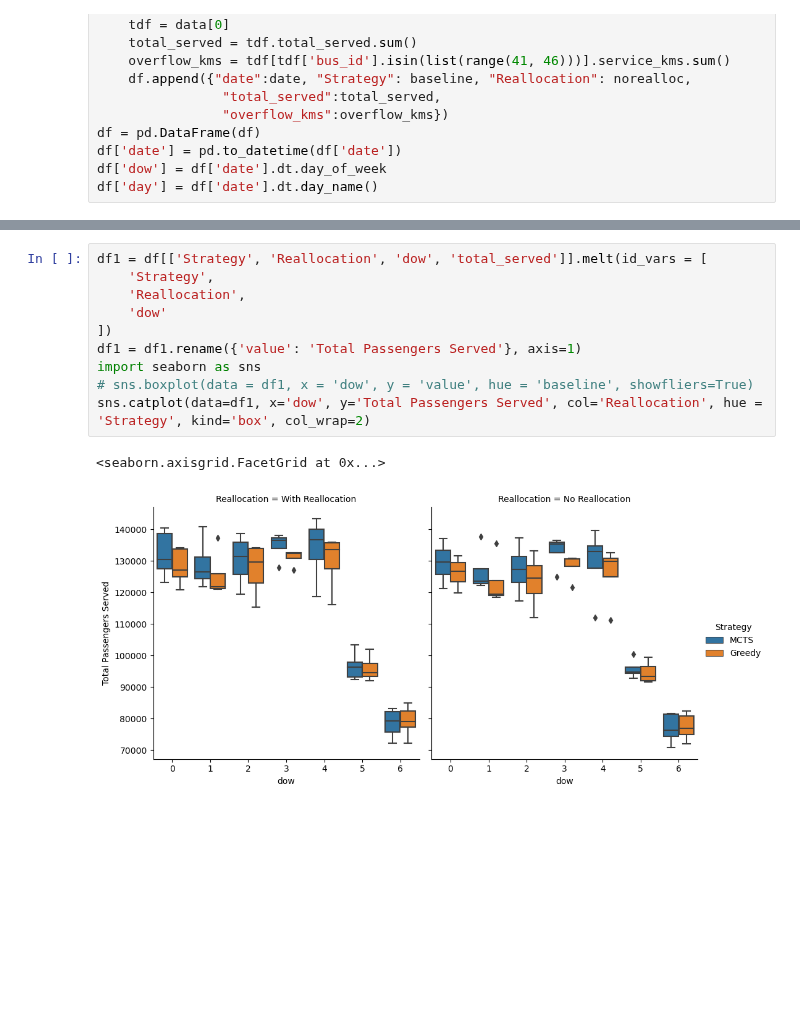
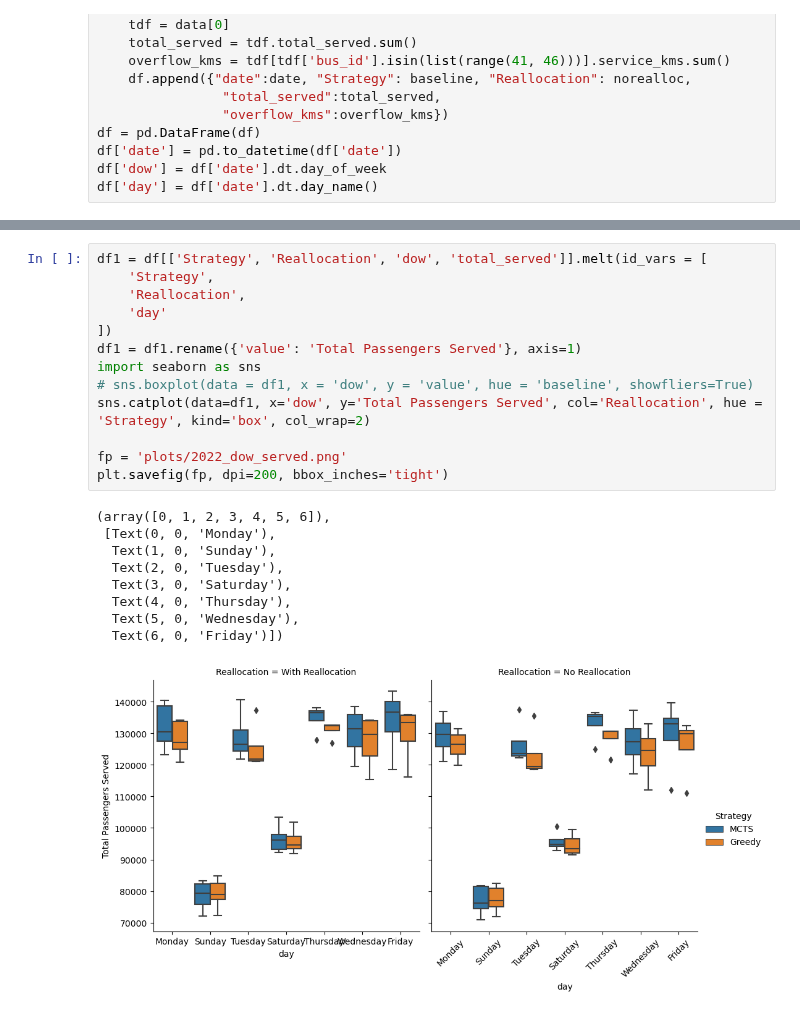
Before and after one commit to jptalusan/ICCPS_stationing, a Jupyter notebook: data_analysis/mcts_vs_BL.ipynb, the cells around one changed output, grey strips where cells are left out. Cells and saved outputs as stored; diff of their text form; blank space fills up the shorter version.

```diff
--- a/data_analysis/mcts_vs_BL.ipynb
+++ b/data_analysis/mcts_vs_BL.ipynb
@@ -157,16 +178,26 @@ Text(0, 0.5, 'Total Non-service KMs')
 # %%
 df1 = df[['Strategy', 'Reallocation', 'dow', 'total_served']].melt(id_vars = [
     'Strategy',
     'Reallocation',
-    'dow'
+    'day'
 ])
 df1 = df1.rename({'value': 'Total Passengers Served'}, axis=1)
 import seaborn as sns
 # sns.boxplot(data = df1, x = 'dow', y = 'value', hue = 'baseline', showfliers=True)
 sns.catplot(data=df1, x='dow', y='Total Passengers Served', col='Reallocation', hue = 'Strategy', kind='box', col_wrap=2)
+
+fp = 'plots/2022_dow_served.png'
+plt.savefig(fp, dpi=200, bbox_inches='tight')
 # %% [output]
-<seaborn.axisgrid.FacetGrid at 0x...>
+(array([0, 1, 2, 3, 4, 5, 6]),
+ [Text(0, 0, 'Monday'),
+  Text(1, 0, 'Sunday'),
+  Text(2, 0, 'Tuesday'),
+  Text(3, 0, 'Saturday'),
+  Text(4, 0, 'Thursday'),
+  Text(5, 0, 'Wednesday'),
+  Text(6, 0, 'Friday')])
-[figure, old version]
+[figure, new version]
 # %%
 df1 = df[['Strategy', 'Reallocation', 'dow', 'overflow_kms']].melt(id_vars = [
     'Strategy',
```
Also changed, not shown: parts of 26 cells of this notebook, 6 other files.
